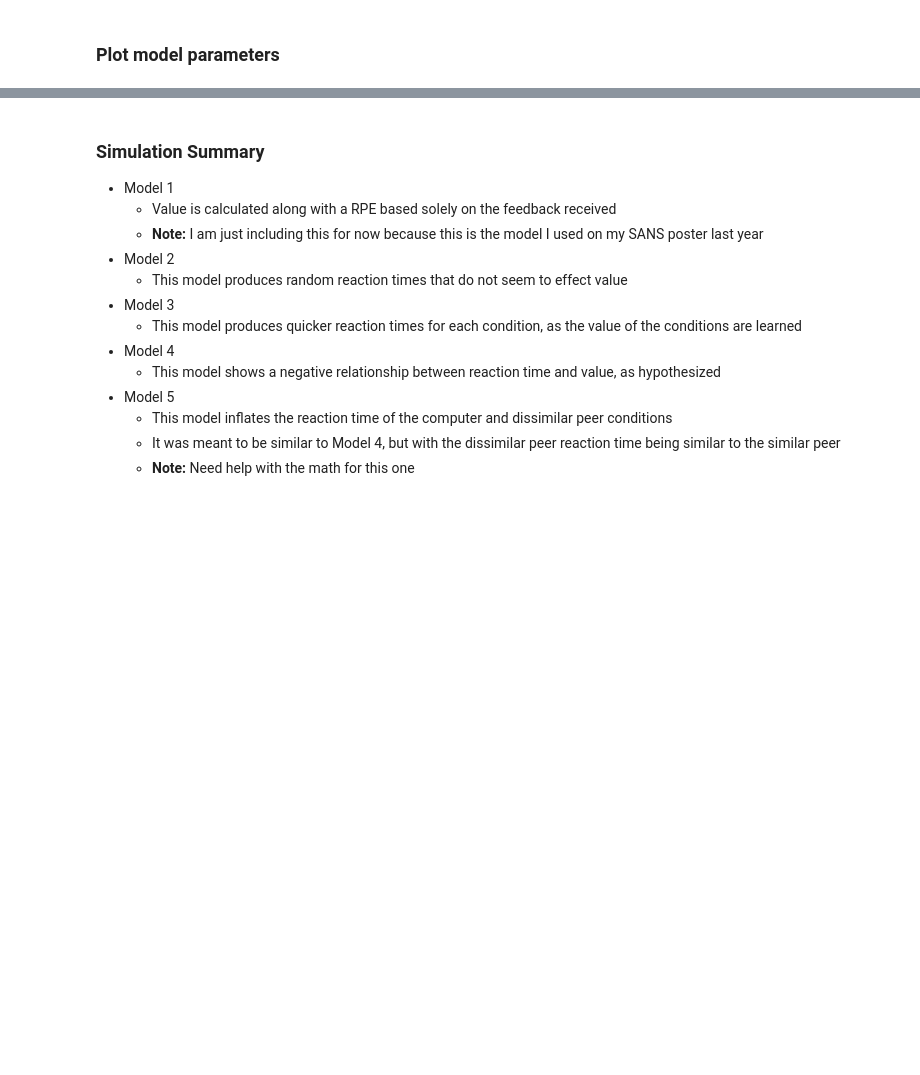
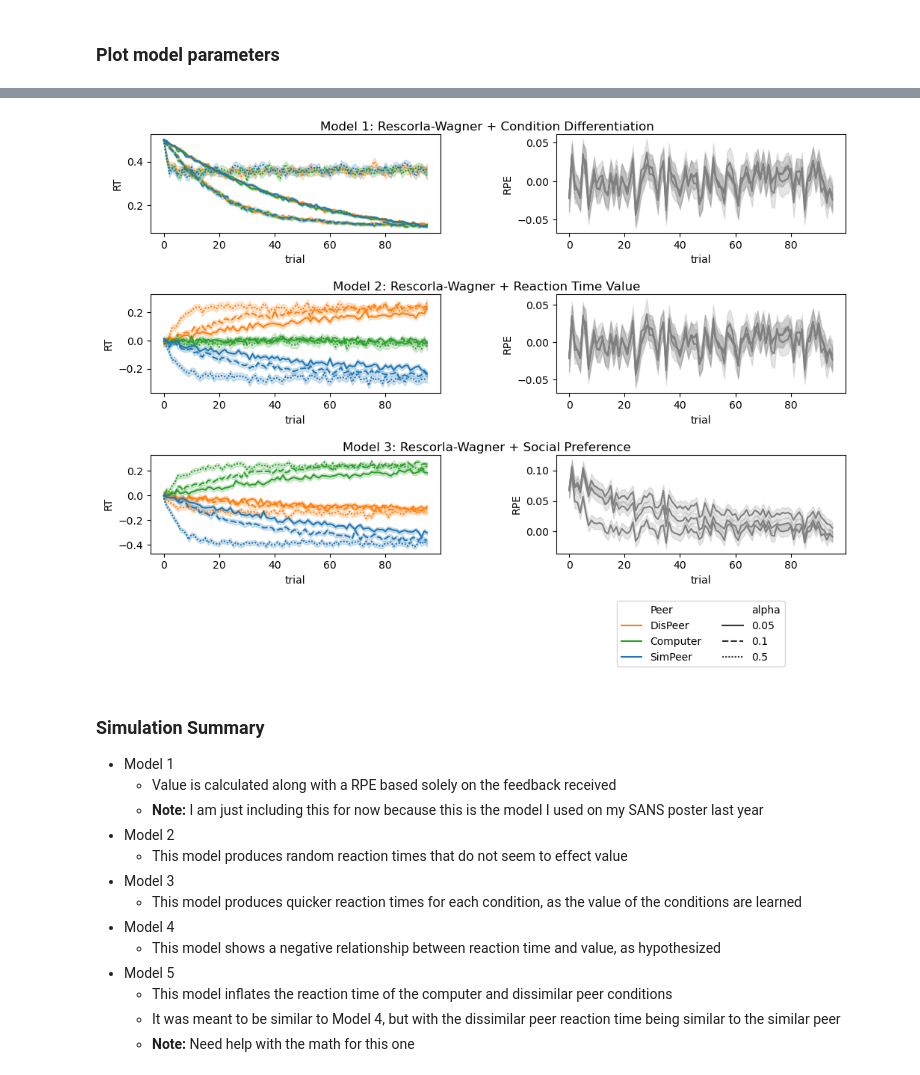
Before and after one commit to hspopal/scon_social_reward, a Jupyter notebook: code/social_reward_modeling.ipynb, the cells around one changed output, grey strips where cells are left out. Saved outputs shown, nothing was run; the diff lists cells and outputs as text; code cells hidden in the pictures; blank space fills up the shorter version.

```diff
--- a/code/social_reward_modeling.ipynb
+++ b/code/social_reward_modeling.ipynb
@@ -664,3 +803,58 @@ for row, subfig in enumerate(subfigs):
+# %%
+relv_models = [model_3_long, model_4_long, model_8_long]
+relv_titles = ['Model 1: Rescorla-Wagner + Condition Differentiation',
+               'Model 2: Rescorla-Wagner + Reaction Time Value',
+               'Model 3: Rescorla-Wagner + Social Preference']
+
+palette = {'SimPeer':sns.color_palette()[0],
+           'DisPeer':sns.color_palette()[1],
+           'Computer':sns.color_palette()[2]}
+
+fig = plt.figure(figsize=(12,2*len(relv_models)))
+#fig.suptitle('Figure title')
+
+# create 3x1 subfigs
+subfigs = fig.subfigures(nrows=len(relv_models), ncols=1, hspace=0.25)
+#subfigs.subplots_adjust(hspace=2)
+for row, subfig in enumerate(subfigs):
+    subfig.suptitle(relv_titles[row])
+    plt.subplots_adjust(wspace=0.4)
+
+    # create 1x3 subplots per subfig
+    axs = subfig.subplots(nrows=1, ncols=2)
+        #ax.plot()
+        #ax.set_title(f'Plot title {col}')
+
+    # Plot Value
+    #sns.lineplot(data=relv_models[row], x='trial', y='Value', dashes=False,
+    #             hue='Condition', style='alpha', ax=axs[0])
+    #axs[0].set_ylabel('Value')
+
+
+    #axs[row,0].set_title(relv_titles[i])
+
+
+    # Plot reaction time
+    sns.lineplot(data=relv_models[row], x='trial', y='RT',
+                 hue='Peer', style='alpha', ax=axs[0], palette=palette)
+    axs[0].set_ylabel('RT')
+
+    if row == len(relv_models)-1:
+        plt.setp(axs[0].get_legend().legend_handles, markeredgewidth=1)
+        sns.move_legend(axs[0], "lower center", bbox_to_anchor=(1.9, -1.2), ncol = 2)
+        #sns.move_legend(axs[0], "lower center", bbox_to_anchor=(1.9, -1),
+        #           labels=['Similar Peer','Dissimilar Peer','Computer'], ncol=3)
+    else:
+        axs[0].get_legend().remove()
+
+
+    # Plot reward prediction error
+    sns.lineplot(data=relv_models[row], x='trial', y='RPE', style='alpha',
+                 dashes=False, ax=axs[1], color='grey')
+    axs[1].get_legend().remove()
+    axs[1].set_ylabel('RPE')
+# %% [output]
+[figure, added]
 # %% [markdown]
 ### Simulation Summary
 - Model 1
```
Also changed, not shown: parts of 72 cells of this notebook, 18 other files.
